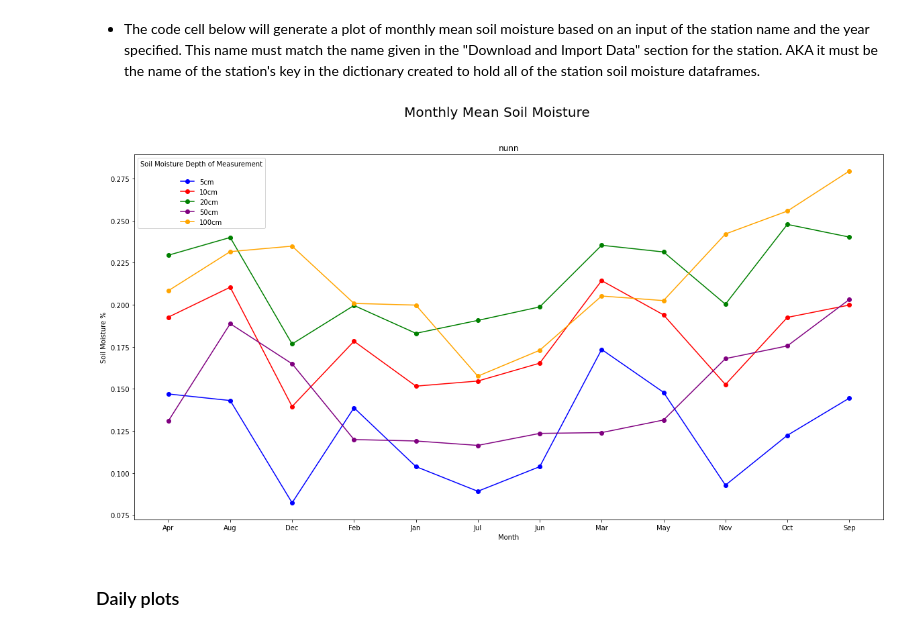
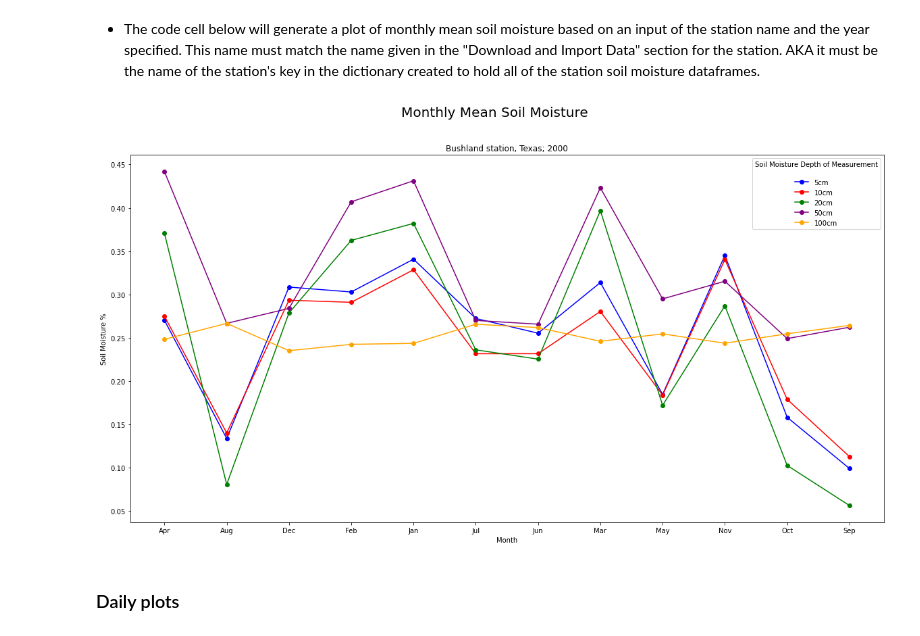
Before and after one commit to krosenberg01/usgs-nccasc-soil-moisture, a Jupyter notebook: usgs-nccasc-soil-moisture.ipynb, the cells around one changed output. Cells and saved outputs as stored; diff of their text form; code cells hidden in the pictures.

```diff
--- a/usgs-nccasc-soil-moisture.ipynb
+++ b/usgs-nccasc-soil-moisture.ipynb
@@ -664,9 +350,9 @@ plot_yearly_avg_sm("nunn")
 * The code cell below will generate a plot of monthly mean soil moisture based on an input of the station name and the year specified.  This name must match the name given in the "Download and Import Data" section for the station.  AKA it must be the name of the station's key in the dictionary created to hold all of the station soil moisture dataframes.
 # %%
 # Plot monthly average soil moisture for a specific station and year
-plot_monthly_avg_sm("nunn", 2000)
+customfunctions.plot_monthly_avg_sm(soil_moisture_dict["bushland"], 2000, "Bushland station, Texas; 2000")
 # %% [output]
-[figure, old version]
+[figure, new version]
 # %% [markdown]
 ### Daily plots
 # %% [markdown]
```
Also changed, not shown: parts of 34 cells of this notebook.
